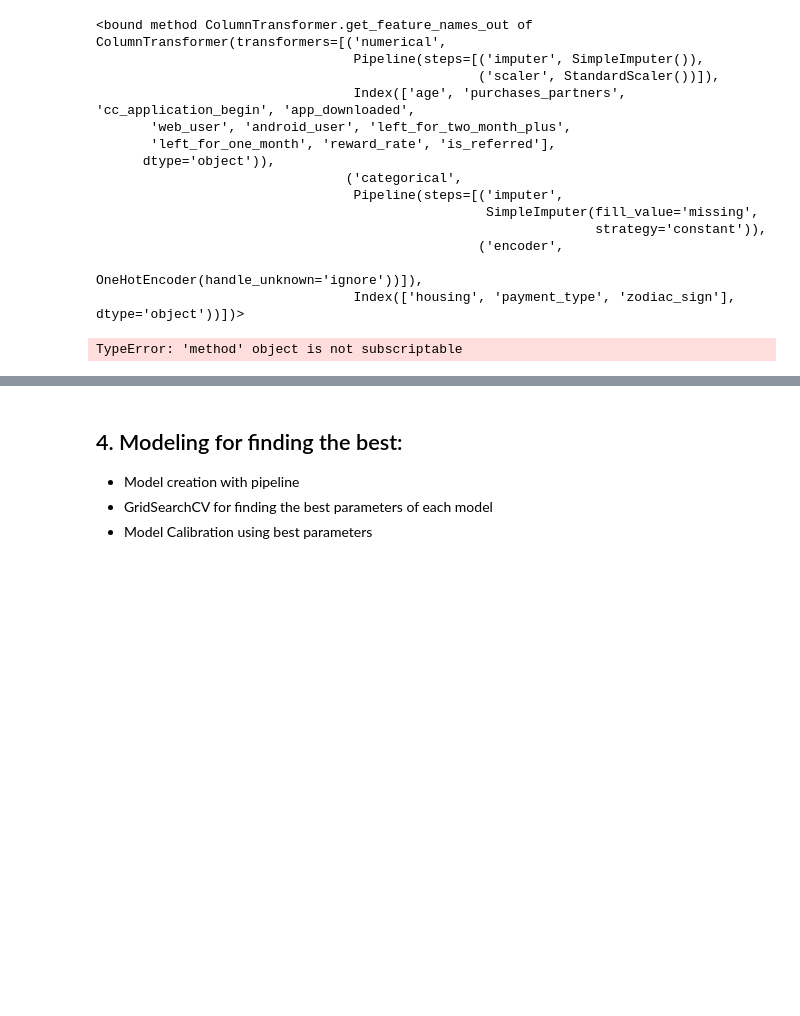
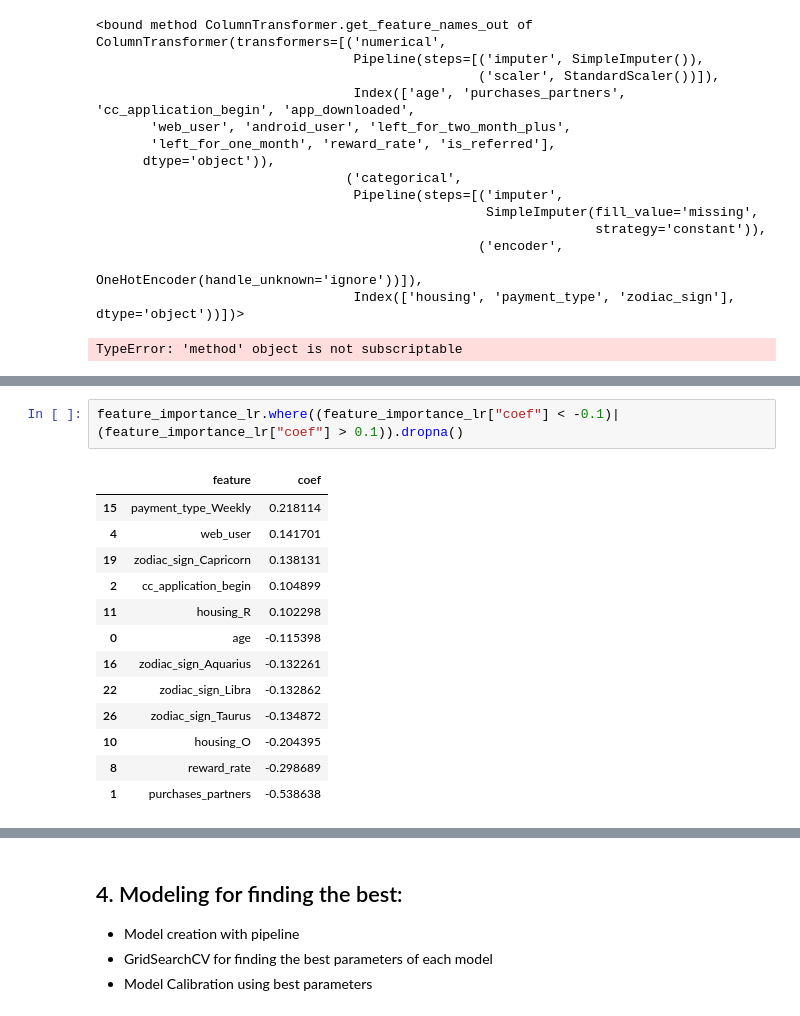
Before and after one commit to yonkeenn/projectChurnRate, a Jupyter notebook: projectChurnRate_Modelling&Evaluation.ipynb, the cells around one changed output, grey strips where cells are left out. Saved outputs shown, nothing was run; the diff lists cells and outputs as text; blank space fills up the shorter version.

```diff
--- a/projectChurnRate_Modelling&Evaluation.ipynb
+++ b/projectChurnRate_Modelling&Evaluation.ipynb
@@ -242,0 +201,16 @@ TypeError: 'method' object is not subscriptable
+# %%
+feature_importance_lr.where((feature_importance_lr["coef"] < -0.1)|(feature_importance_lr["coef"] > 0.1)).dropna()
+# %% [output]
+|  | feature | coef |
+| 15 | payment_type_Weekly | 0.218114 |
+| 4 | web_user | 0.141701 |
+| 19 | zodiac_sign_Capricorn | 0.138131 |
+| 2 | cc_application_begin | 0.104899 |
+| 11 | housing_R | 0.102298 |
+| 0 | age | -0.115398 |
+| 16 | zodiac_sign_Aquarius | -0.132261 |
+| 22 | zodiac_sign_Libra | -0.132862 |
+| 26 | zodiac_sign_Taurus | -0.134872 |
+| 10 | housing_O | -0.204395 |
+| 8 | reward_rate | -0.298689 |
+| 1 | purchases_partners | -0.538638 |
```
Also changed, not shown: parts of 33 cells of this notebook, 1 other file.
